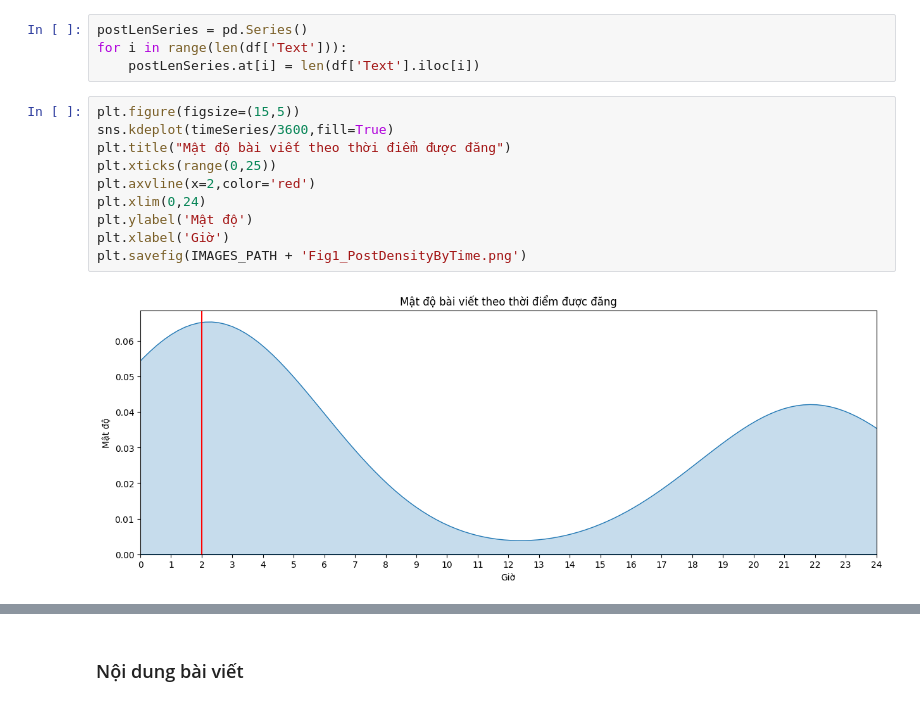
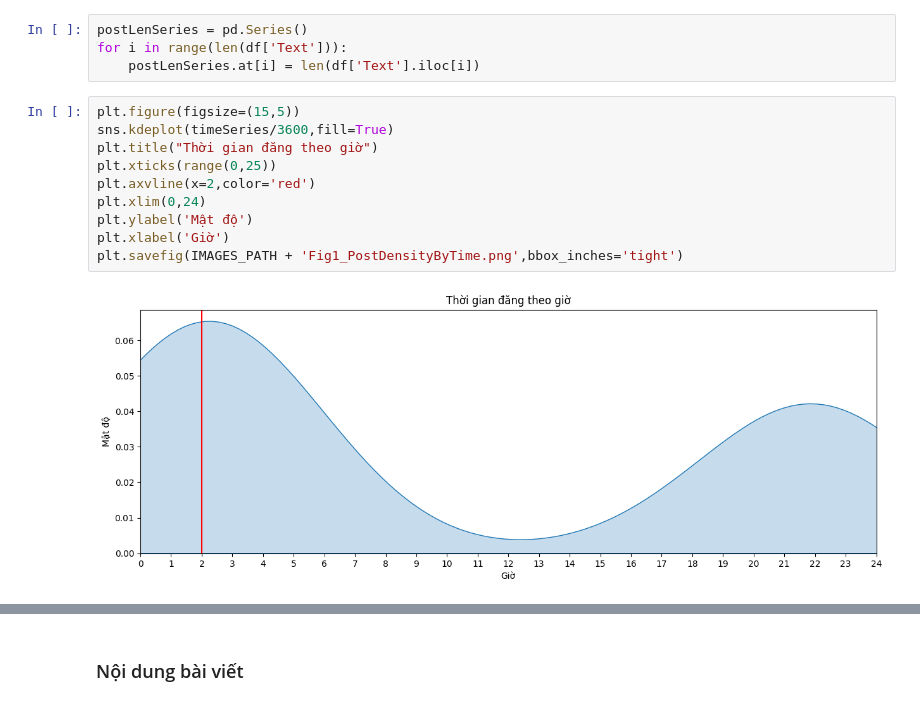
Before and after one commit to Anh39/FacebookPageAnalysis, a Jupyter notebook: DataAnalysis.ipynb, the cells around one changed output, grey strips where cells are left out. Saved outputs shown, nothing was run; the diff lists cells and outputs as text.

```diff
--- a/DataAnalysis.ipynb
+++ b/DataAnalysis.ipynb
@@ -53,12 +80,12 @@ for i in range(len(df['Text'])):
 # %%
 plt.figure(figsize=(15,5))
 sns.kdeplot(timeSeries/3600,fill=True)
-plt.title("Mật độ bài viết theo thời điểm được đăng")
+plt.title("Thời gian đăng theo giờ")
 plt.xticks(range(0,25))
 plt.axvline(x=2,color='red')
 plt.xlim(0,24)
 plt.ylabel('Mật độ')
 plt.xlabel('Giờ')
-plt.savefig(IMAGES_PATH + 'Fig1_PostDensityByTime.png')
+plt.savefig(IMAGES_PATH + 'Fig1_PostDensityByTime.png',bbox_inches='tight')
 # %% [output]
-[figure, old version]
+[figure, new version]
```
Also changed, not shown: parts of 16 cells of this notebook, 17 other files.
